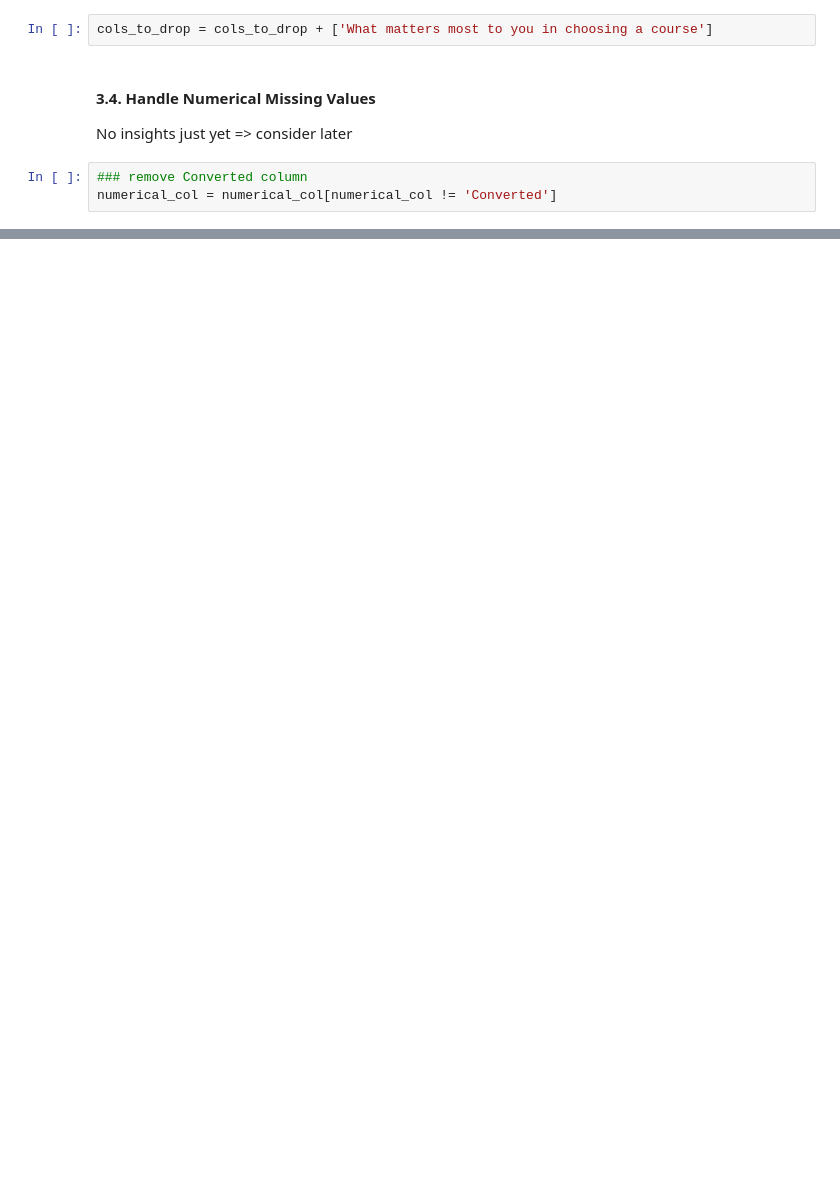
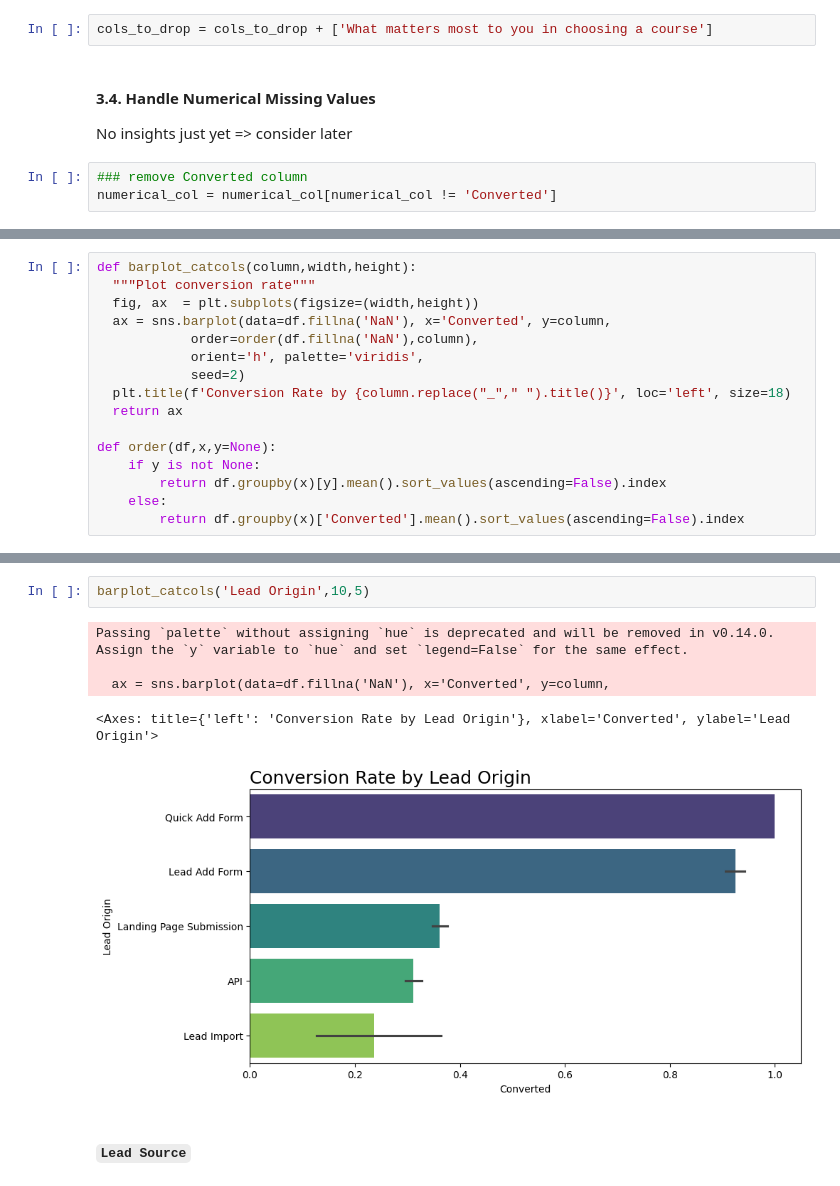
Before and after one commit to bitrao/data-science-projects, a Jupyter notebook: lead-scoring/lead_scoring_analysis_cleaning.ipynb, the cells around one changed output, grey strips where cells are left out. Cells and saved outputs as stored; diff of their text form; blank space fills up the shorter version.

```diff
--- a/lead-scoring/lead_scoring_analysis_cleaning.ipynb
+++ b/lead-scoring/lead_scoring_analysis_cleaning.ipynb
@@ -462,0 +460,16 @@ df.replace(np.nan, 'Unknown', inplace=True)
+# %%
+def barplot_catcols(column,width,height):
+  """Plot conversion rate"""
+  fig, ax  = plt.subplots(figsize=(width,height))
+  ax = sns.barplot(data=df.fillna('NaN'), x='Converted', y=column,
+            order=order(df.fillna('NaN'),column),
+            orient='h', palette='viridis',
+            seed=2)
+  plt.title(f'Conversion Rate by {column.replace("_"," ").title()}', loc='left', size=18)
+  return ax
+
+def order(df,x,y=None):
+    if y is not None:
+        return df.groupby(x)[y].mean().sort_values(ascending=False).index
+    else:
+        return df.groupby(x)['Converted'].mean().sort_values(ascending=False).index
@@ -462,0 +488,10 @@ df.replace(np.nan, 'Unknown', inplace=True)
+# %%
+barplot_catcols('Lead Origin',10,5)
+# %% [output]
+Passing `palette` without assigning `hue` is deprecated and will be removed in v0.14.0. Assign the `y` variable to `hue` and set `legend=False` for the same effect.
+
+  ax = sns.barplot(data=df.fillna('NaN'), x='Converted', y=column,
+<Axes: title={'left': 'Conversion Rate by Lead Origin'}, xlabel='Converted', ylabel='Lead Origin'>
+[figure, added]
+# %% [markdown]
+##### `Lead Source`
```
Also changed, not shown: parts of 94 cells of this notebook.
